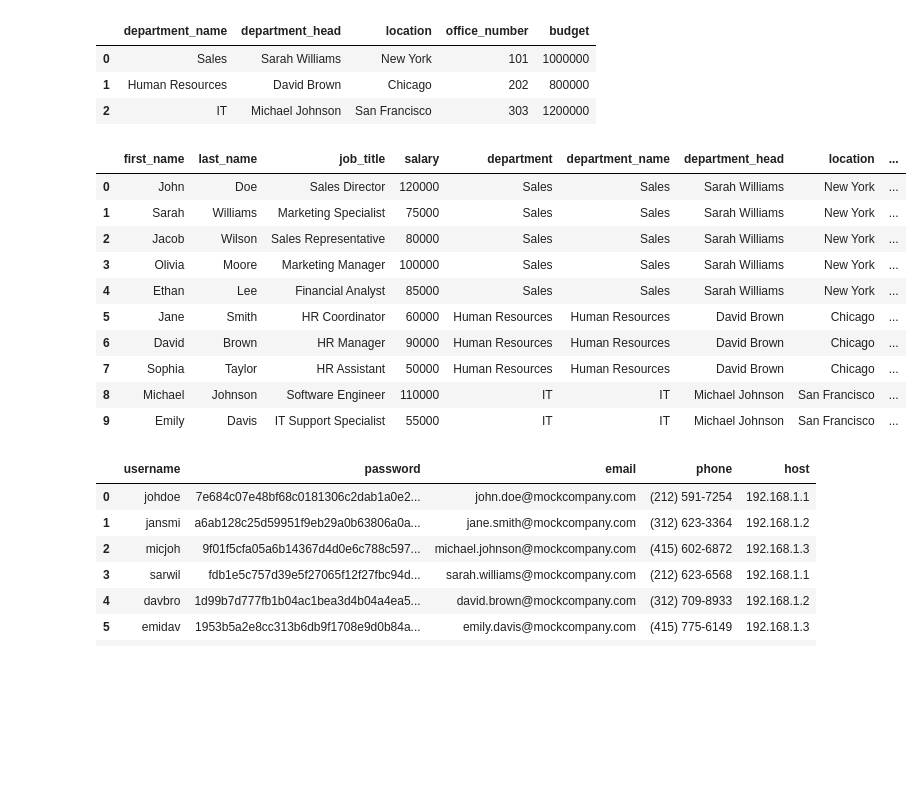
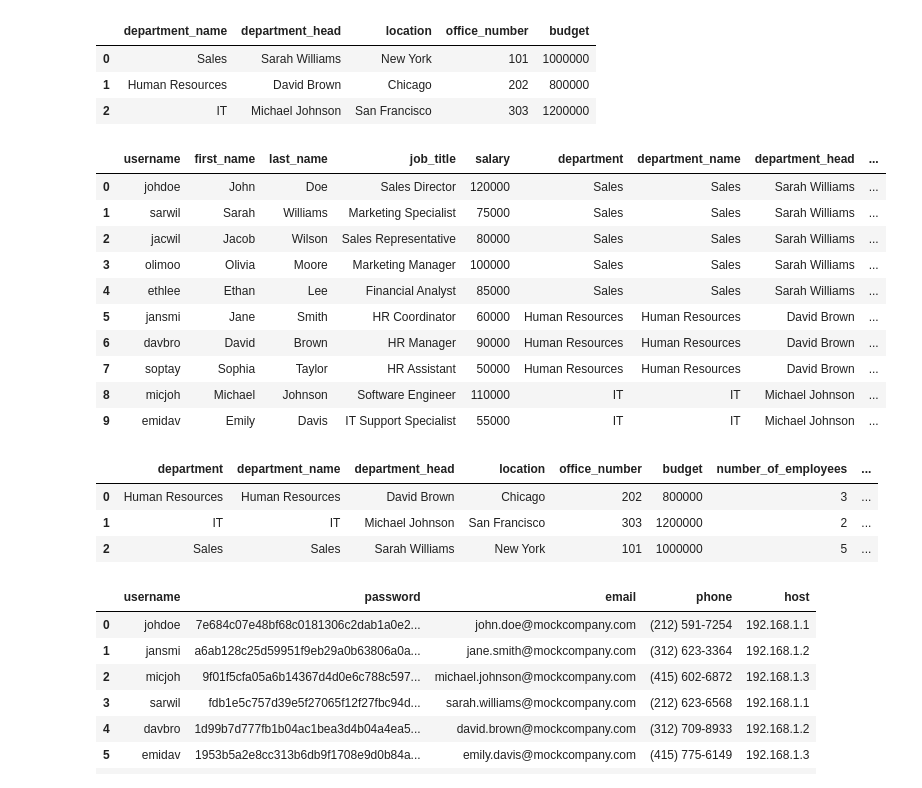
Before and after one commit to everyloop/Databehandling-AI23, a Jupyter notebook: Code-Alongs/L015_Combining_datasets.ipynb, the cells around one changed output. Drawn from its saved outputs; the diff is of its cells as text; code cells hidden in the pictures; blank space fills up the shorter version.

```diff
--- a/Code-Alongs/L015_Combining_datasets.ipynb
+++ b/Code-Alongs/L015_Combining_datasets.ipynb
@@ -297,19 +297,32 @@ display(departments)
 | 2 | IT | Michael Johnson | San Francisco | 303 | 1200000 |
 # %%
 new_df = employees.merge(departments, left_on="department", right_on="department_name")
-nowrap_display(new_df)
+new_df
 # %% [output]
-|  | first_name | last_name | job_title | salary | department | department_name | department_head | location | ... |
-| 0 | John | Doe | Sales Director | 120000 | Sales | Sales | Sarah Williams | New York | ... |
-| 1 | Sarah | Williams | Marketing Specialist | 75000 | Sales | Sales | Sarah Williams | New York | ... |
-| 2 | Jacob | Wilson | Sales Representative | 80000 | Sales | Sales | Sarah Williams | New York | ... |
-| 3 | Olivia | Moore | Marketing Manager | 100000 | Sales | Sales | Sarah Williams | New York | ... |
-| 4 | Ethan | Lee | Financial Analyst | 85000 | Sales | Sales | Sarah Williams | New York | ... |
-| 5 | Jane | Smith | HR Coordinator | 60000 | Human Resources | Human Resources | David Brown | Chicago | ... |
-| 6 | David | Brown | HR Manager | 90000 | Human Resources | Human Resources | David Brown | Chicago | ... |
-| 7 | Sophia | Taylor | HR Assistant | 50000 | Human Resources | Human Resources | David Brown | Chicago | ... |
-| 8 | Michael | Johnson | Software Engineer | 110000 | IT | IT | Michael Johnson | San Francisco | ... |
-| 9 | Emily | Davis | IT Support Specialist | 55000 | IT | IT | Michael Johnson | San Francisco | ... |
+|  | username | first_name | last_name | job_title | salary | department | department_name | department_head | ... |
+| 0 | johdoe | John | Doe | Sales Director | 120000 | Sales | Sales | Sarah Williams | ... |
+| 1 | sarwil | Sarah | Williams | Marketing Specialist | 75000 | Sales | Sales | Sarah Williams | ... |
+| 2 | jacwil | Jacob | Wilson | Sales Representative | 80000 | Sales | Sales | Sarah Williams | ... |
+| 3 | olimoo | Olivia | Moore | Marketing Manager | 100000 | Sales | Sales | Sarah Williams | ... |
+| 4 | ethlee | Ethan | Lee | Financial Analyst | 85000 | Sales | Sales | Sarah Williams | ... |
+| 5 | jansmi | Jane | Smith | HR Coordinator | 60000 | Human Resources | Human Resources | David Brown | ... |
+| 6 | davbro | David | Brown | HR Manager | 90000 | Human Resources | Human Resources | David Brown | ... |
+| 7 | soptay | Sophia | Taylor | HR Assistant | 50000 | Human Resources | Human Resources | David Brown | ... |
+| 8 | micjoh | Michael | Johnson | Software Engineer | 110000 | IT | IT | Michael Johnson | ... |
+| 9 | emidav | Emily | Davis | IT Support Specialist | 55000 | IT | IT | Michael Johnson | ... |
+# %%
+grouped_df = (new_df.groupby(["department", "department_name", "department_head", "location", "office_number", "budget"]
+                             ,as_index=False)
+                    .agg(
+                        number_of_employees = pd.NamedAgg(column="salary", aggfunc="count"),
+                        average_salary = pd.NamedAgg(column="salary", aggfunc="mean"),
+                    ))
+nowrap_display(grouped_df)
+# %% [output]
+|  | department | department_name | department_head | location | office_number | budget | number_of_employees | ... |
+| 0 | Human Resources | Human Resources | David Brown | Chicago | 202 | 800000 | 3 | ... |
+| 1 | IT | IT | Michael Johnson | San Francisco | 303 | 1200000 | 2 | ... |
+| 2 | Sales | Sales | Sarah Williams | New York | 101 | 1000000 | 5 | ... |
 # %%
 users = pd.read_json("../data/users.json")
 nowrap_display(users)
```
Also changed, not shown: parts of 2 cells of this notebook, 1 other file.
